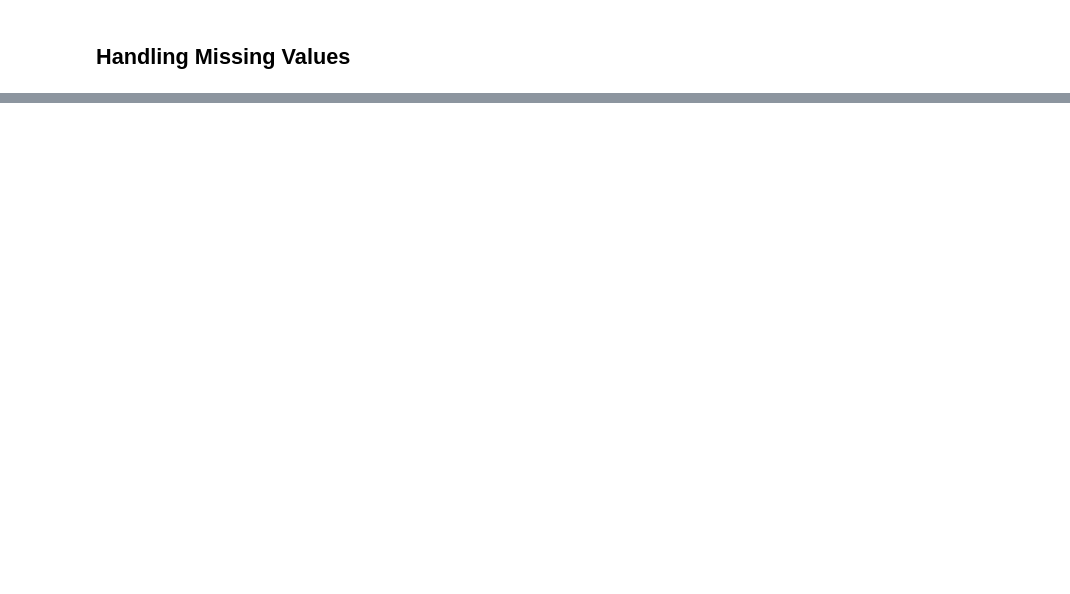
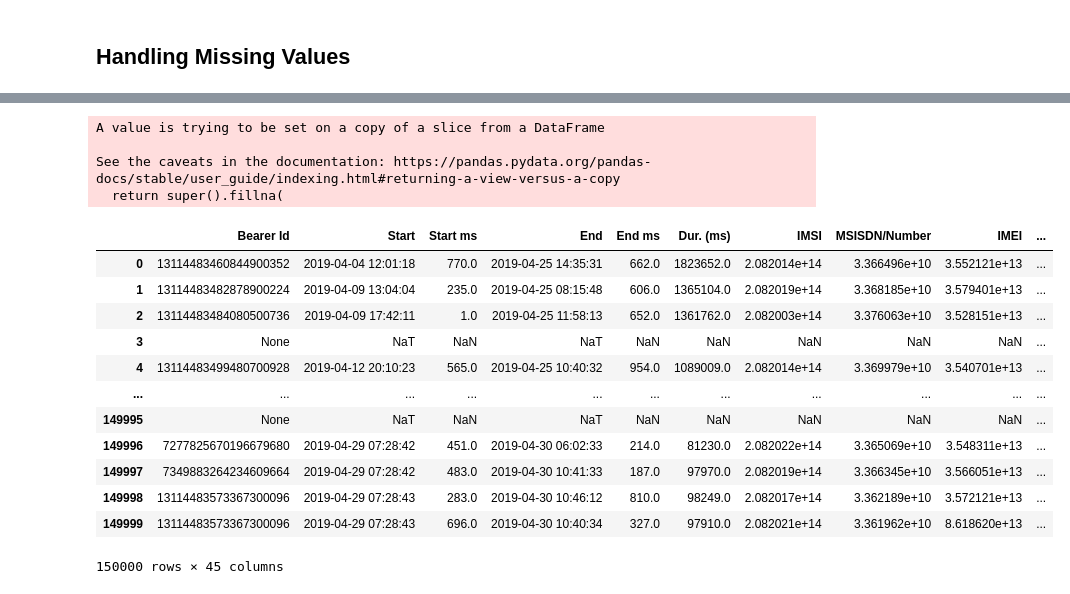
Before and after one commit to DePacifier/TeleCo-Analysis, a Jupyter notebook: notebooks/user_overview_analysis.ipynb, the cells around one changed output, grey strips where cells are left out. Cells and saved outputs as stored; diff of their text form; code cells hidden in the pictures; blank space fills up the shorter version.

```diff
--- a/notebooks/user_overview_analysis.ipynb
+++ b/notebooks/user_overview_analysis.ipynb
@@ -201,0 +199,4 @@ Index(['TCP DL Retrans. Vol (Bytes)', 'TCP UL Retrans. Vol (Bytes)',
+# %%
+from data_cleaner import DataCleaner
+cleaner = DataCleaner(explorer.df)
+cleaner.df.head()
@@ -207,2 +235,3 @@ telData.shape
 # %%
-telData.drop([telData.index[-1]], inplace=True)
+cleaner.df.drop([cleaner.df.index[-1]], inplace=True)
+cleaner.df.shape
@@ -235,3 +301,4 @@ dtype: int64
 # %%
+explorer = DataInfo(cleaner.df)
 explorer.get_columns_with_missing_values()
 # %% [output]
@@ -255,0 +351,20 @@ explorer.get_columns_with_missing_values()
+# %%
+cleaner.fill_non_numeric_values(explorer.get_columns_with_missing_values(),["undefined"],ffill=True,bfill=True)
+# %% [output]
+A value is trying to be set on a copy of a slice from a DataFrame
+
+See the caveats in the documentation: https://pandas.pydata.org/pandas-docs/stable/user_guide/indexing.html#returning-a-view-versus-a-copy
+  return super().fillna(
+|  | Bearer Id | Start | Start ms | End | End ms | Dur. (ms) | IMSI | MSISDN/Number | IMEI | ... |
+| 0 | 13114483460844900352 | 2019-04-04 12:01:18 | 770.0 | 2019-04-25 14:35:31 | 662.0 | 1823652.0 | 2.082014e+14 | 3.366496e+10 | 3.552121e+13 | ... |
+| 1 | 13114483482878900224 | 2019-04-09 13:04:04 | 235.0 | 2019-04-25 08:15:48 | 606.0 | 1365104.0 | 2.082019e+14 | 3.368185e+10 | 3.579401e+13 | ... |
+| 2 | 13114483484080500736 | 2019-04-09 17:42:11 | 1.0 | 2019-04-25 11:58:13 | 652.0 | 1361762.0 | 2.082003e+14 | 3.376063e+10 | 3.528151e+13 | ... |
+| 3 | None | NaT | NaN | NaT | NaN | NaN | NaN | NaN | NaN | ... |
+| 4 | 13114483499480700928 | 2019-04-12 20:10:23 | 565.0 | 2019-04-25 10:40:32 | 954.0 | 1089009.0 | 2.082014e+14 | 3.369979e+10 | 3.540701e+13 | ... |
+| ... | ... | ... | ... | ... | ... | ... | ... | ... | ... | ... |
+| 149995 | None | NaT | NaN | NaT | NaN | NaN | NaN | NaN | NaN | ... |
+| 149996 | 7277825670196679680 | 2019-04-29 07:28:42 | 451.0 | 2019-04-30 06:02:33 | 214.0 | 81230.0 | 2.082022e+14 | 3.365069e+10 | 3.548311e+13 | ... |
+| 149997 | 7349883264234609664 | 2019-04-29 07:28:42 | 483.0 | 2019-04-30 10:41:33 | 187.0 | 97970.0 | 2.082019e+14 | 3.366345e+10 | 3.566051e+13 | ... |
+| 149998 | 13114483573367300096 | 2019-04-29 07:28:43 | 283.0 | 2019-04-30 10:46:12 | 810.0 | 98249.0 | 2.082017e+14 | 3.362189e+10 | 3.572121e+13 | ... |
+| 149999 | 13114483573367300096 | 2019-04-29 07:28:43 | 696.0 | 2019-04-30 10:40:34 | 327.0 | 97910.0 | 2.082021e+14 | 3.361962e+10 | 8.618620e+13 | ... |
+150000 rows × 45 columns
```
Also changed, not shown: parts of 31 cells of this notebook, 3 other files.
